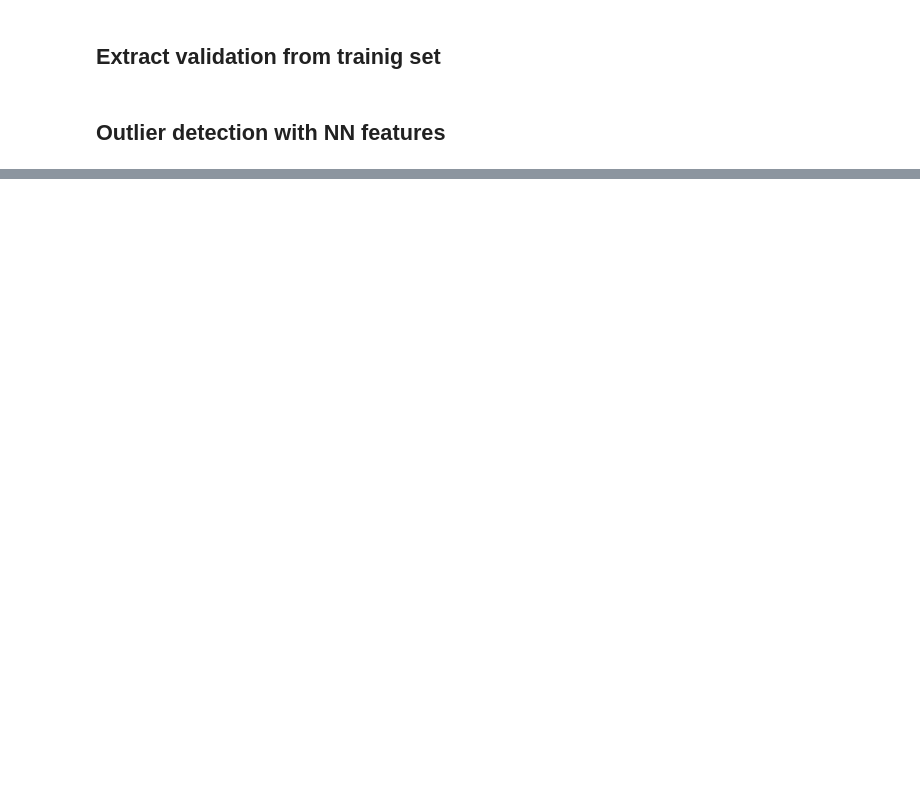
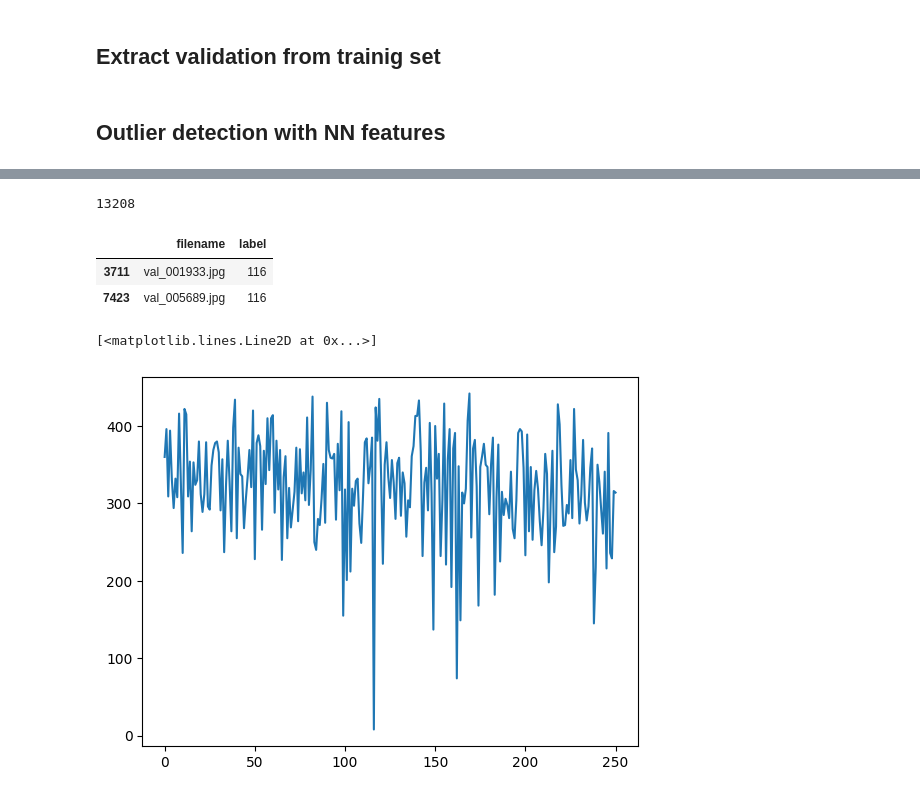
Before and after one commit to Gioelio/FoodX-251-Clean-and-classification, a Jupyter notebook: outliers_detection/nn_filtering.ipynb, the cells around one changed output, grey strips where cells are left out. Saved outputs shown, nothing was run; the diff lists cells and outputs as text; code cells hidden in the pictures; blank space fills up the shorter version.

```diff
--- a/outliers_detection/nn_filtering.ipynb
+++ b/outliers_detection/nn_filtering.ipynb
@@ -64,6 +109,3 @@ preprocessed_train_info = pd.DataFrame({
 # %%
 from image_discard import write_discarded_images
 write_discarded_images(names, class_labels, dataset_root + "discarded_preprocess/", train_dir)
-# %%
-from image_discard import find_outliers_iter_median
-names, distances = find_outliers_iter_median(preprocessed_features, preprocessed_train_labels, preprocessed_train_names, threshold=0.95)
@@ -70,6 +163,13 @@ names, distances = find_outliers_iter_median(preprocessed_features, preprocessed
 # %%
 from image_discard import write_discarded_images, find_outliers_iter, write_cleaned_csv
 write_discarded_images(names, class_labels, dataset_root + "discarded_scaling_features_efficientnetv2_median/", train_dir)
+# %%
+count = 0
+for c in names:
+    count += len(c)
+count
+# %% [output]
+13208
 # %%
 clean_train_info = write_cleaned_csv(preprocessed_train_info, names, dataset_root + "clean_efficientnet_v2/median/")
 # %%
@@ -81,3 +181,20 @@ for name, label in zip(clean_names, clean_labels):
     kept_names[label].append(name)
 
 write_discarded_images(kept_names, class_labels, dataset_root + "kept_efficientnet_v2_median/", train_dir)
+# %%
+test_info[test_info['label'] == 116]
+# %% [output]
+|  | filename | label |
+| 3711 | val_001933.jpg | 116 |
+| 7423 | val_005689.jpg | 116 |
+# %%
+cardinalities = np.zeros(251)
+for i in range(251):
+    count = len(preprocessed_train_info[preprocessed_train_info['label'] == i])
+    cardinalities[i] = count - len(names[i])
+
+import matplotlib.pyplot as plt
+plt.plot(cardinalities)
+# %% [output]
+[<matplotlib.lines.Line2D at 0x...>]
+[figure, added]
```
Also changed, not shown: parts of 4 cells of this notebook, 8 other files.
